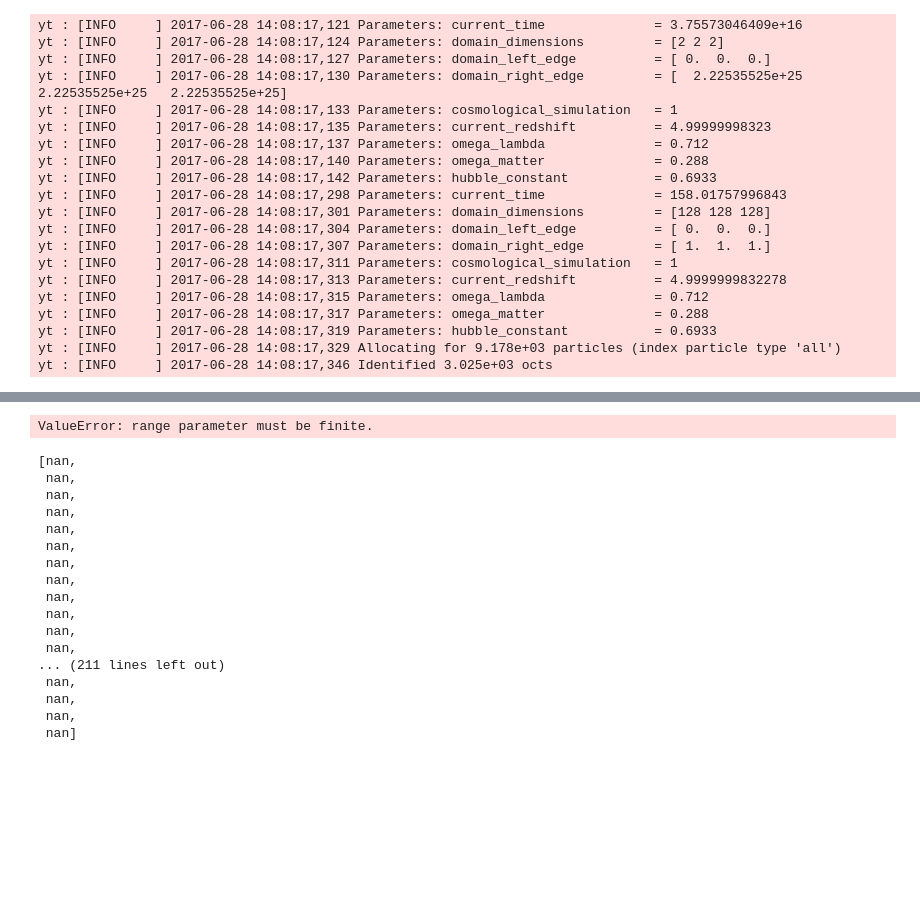
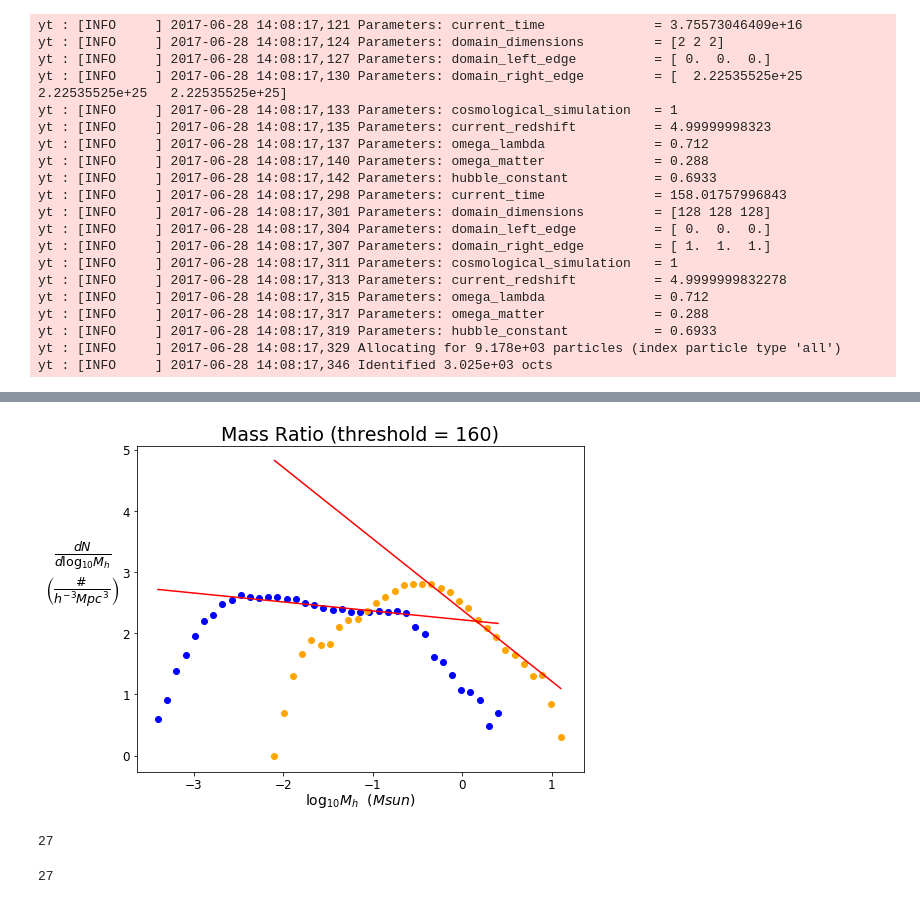
Before and after one commit to ygovil1/data-mining-galaxies, a Jupyter notebook: HaloCatalog/ratio_plotter.ipynb, the cells around one changed output, grey strips where cells are left out. Cells and saved outputs as stored; diff of their text form; code cells hidden in the pictures; blank space fills up the shorter version.

```diff
--- a/HaloCatalog/ratio_plotter.ipynb
+++ b/HaloCatalog/ratio_plotter.ipynb
@@ -112,34 +112,63 @@ plt.show()
 # %%
 # find log arrays for ratio lists
 log_ratio1 = np.log(ratiolist1) / log(10)
-log_ratio2 = np.log(ratiolist2) / log(10)
+log_ratio2 = np.log([value for value in ratiolist2 if value > 0]) / log(10)
 
 # find histogram parameters
-density1, bin_edges1 = np.histogram(log_ratio1, bins= np.linspace(-4, 1.5, 55))
-density2, bin_edges2 = np.histogram(log_ratio2, bins= np.linspace(-2.5, 1.5, 35))
+density1, bin_edges1 = np.histogram(log_ratio1, bins= np.linspace(-3.5, 0.4, 39))
+density2, bin_edges2 = np.histogram(log_ratio2, bins= np.linspace(-2.2, 1.1, 33))
 
 
 log_density1 = np.log(density1) / log(10)
 log_density2 = np.log(density2) / log(10)
-# %% [output]
-ValueError: range parameter must be finite.
-# %%
-[value for value in log_ratio2 if np.isfinite(value) == False]
-# %% [output]
-[nan,
- nan,
- nan,
- nan,
- nan,
- nan,
- nan,
- nan,
- nan,
- nan,
- nan,
- nan,
-... (211 lines left out)
- nan,
- nan,
- nan,
- nan]
+# %%
+# specify figure size
+fig2 = plt.figure(figsize=(8,6))
+ax2 = fig2.add_subplot(111)
+
+# --determine line of best fit
+# reduce range of values to fit line
+bin_edges_fit1 = bin_edges1[8:-10]
+bin_edges_fit2 = bin_edges2[16:-4]
+log_density_fit1 = log_density1[7:-10]
+log_density_fit2 = log_density2[15:-4]
+# determine line
+par1 = np.polyfit(bin_edges_fit1, log_density_fit1, 1, full=True)
+par2 = np.polyfit(bin_edges_fit2, log_density_fit2, 1, full=True)
+slope1, intercept1 = par1[0][0], par1[0][1]
+slope2, intercept2 = par2[0][0], par2[0][1]
+
+# plot data and line
+bin_edges_red1 = bin_edges1[1:]
+bin_edges_red2 = bin_edges2[1:]
+ax2.scatter(bin_edges_red1, log_density1, color = 'blue')
+ax2.scatter(bin_edges_red2, log_density2, color = 'orange')
+ax2.plot(bin_edges_red1, slope1 * bin_edges_red1 + intercept1, color = 'red')
+ax2.plot(bin_edges_red2, slope2 * bin_edges_red2 + intercept2, color = 'red')
+ax2.set_title("Mass Ratio (threshold = 160)", size = 19)
+
+# create axis labels
+xlab = "$\log_{10}M_h}$  $(Msun)$"
+ylab = r"$\frac{dN}{d\log_{10}M_h}$"+"\n"+r"$\left(\frac{\#}{h^{-3}Mpc^3}\right)$"
+ax2.set_xlabel(xlab, size = 14, labelpad= 0)
+ax2.set_ylabel(ylab, rotation = 0, size = 18, labelpad= 40)
+
+# create axis ticks
+ax2.set_yscale('linear')
+ax2.tick_params(axis='x', which='major', labelsize=12)
+ax2.tick_params(axis='y', which='major', labelsize=12)
+
+# add slope and intercept
+# annotation = "$a = {:1.3f}$ \n$b = {:1.3f}$".format(slope, intercept)
+# plt.text(9.5, 1.5, annotation, size = 12)
+
+#show and save
+plt.show()
+# %% [output]
+[figure, added]
+# %%
+print(bin_edges1[8:-4].size)
+log_density1[7:-4].size
+# %% [output]
+27
+27
```
Also changed, not shown: parts of 1 cell of this notebook, 1 other file.
